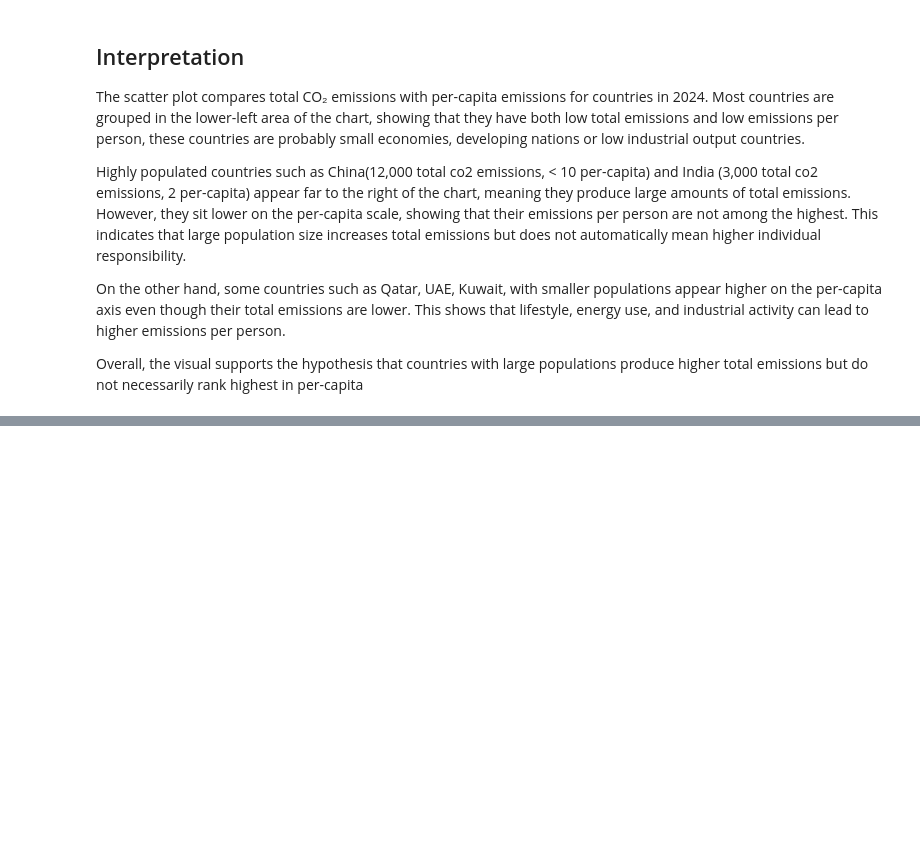
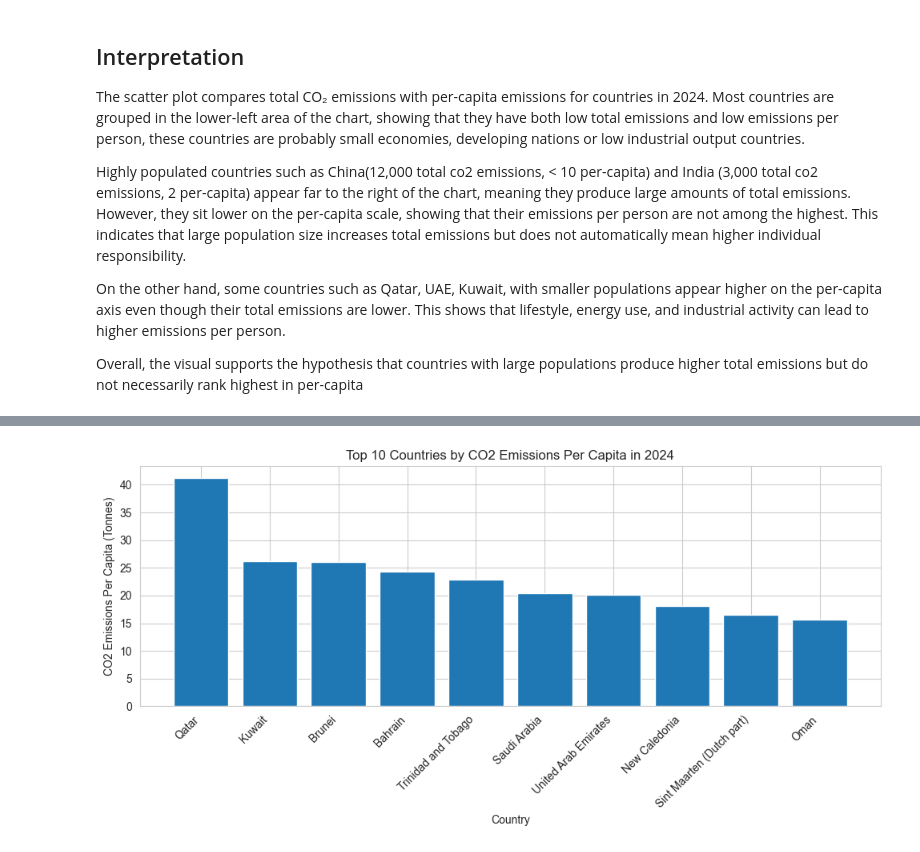
Before and after one commit to funmiafola/Global-Co2-Emissions-Responsibility, a Jupyter notebook: jupyter_notebooks/EDA_Co2_Responsibility.ipynb, the cells around one changed output, grey strips where cells are left out. Cells and saved outputs as stored; diff of their text form; code cells hidden in the pictures; blank space fills up the shorter version.

Commit message:
Hypothesis 3 Visual and Validation Completed

```diff
--- a/jupyter_notebooks/EDA_Co2_Responsibility.ipynb
+++ b/jupyter_notebooks/EDA_Co2_Responsibility.ipynb
@@ -199,0 +205,6 @@ Overall, the visual supports the hypothesis that countries with large population
+# %%
+# Per-Capits Ranking Table
+top10_per_capita = df_latest_year_clean.dropna(subset=['co2_per_capita'])
+
+# Sorting the dataset by co2_per_capita in descending order and selecting the top 10 countries
+top10_per_capita = top10_per_capita.sort_values(by='co2_per_capita', ascending=False).head(10)
@@ -199,0 +226,12 @@ Overall, the visual supports the hypothesis that countries with large population
+# %%
+# Plotting a bar chart for the top 10 countries by Co2 emissions per capita
+plt.figure(figsize=(10, 5))
+plt.bar(top10_per_capita['country'], top10_per_capita['co2_per_capita'])
+plt.xlabel('Country')
+plt.ylabel('CO2 Emissions Per Capita (Tonnes)')
+plt.title(f'Top 10 Countries by CO2 Emissions Per Capita in {latest_year}')
+plt.xticks(rotation=45, ha='right')
+plt.tight_layout()
+plt.show()
+# %% [output]
+[figure, added]
```
Also changed, not shown: parts of 3 cells of this notebook.
